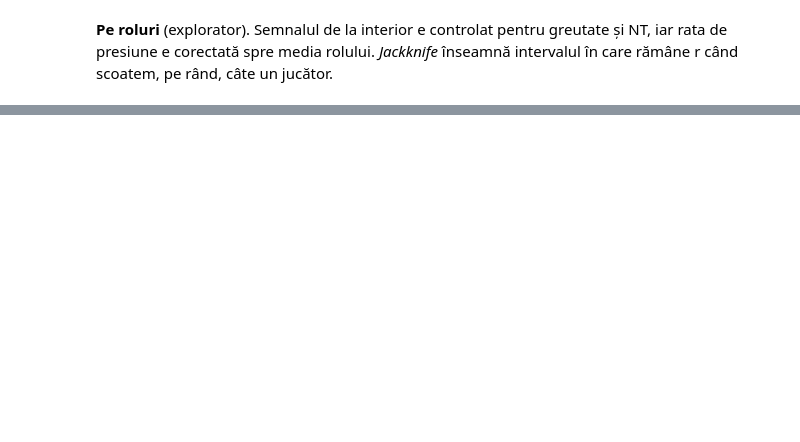
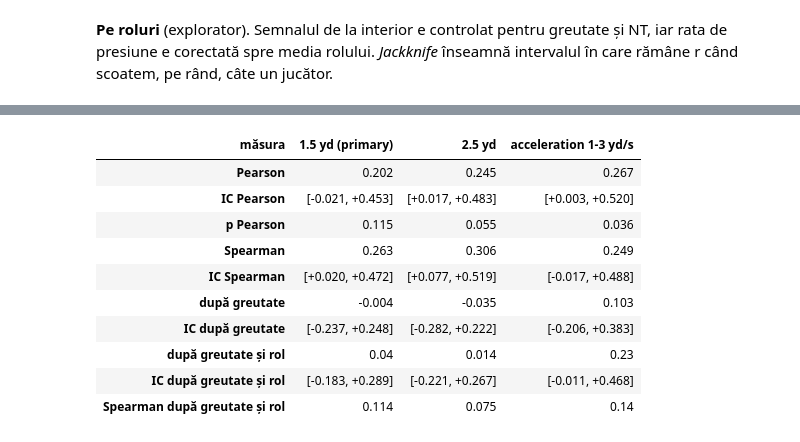
Before and after one commit to Nasalciuc/NFL-Hacktone-2026, a Jupyter notebook: dl_first_step/review_notebook.ipynb, the cells around one changed output, grey strips where cells are left out. Cells and saved outputs as stored; diff of their text form; code cells hidden in the pictures; blank space fills up the shorter version.

```diff
--- a/dl_first_step/review_notebook.ipynb
+++ b/dl_first_step/review_notebook.ipynb
@@ -494,0 +498,21 @@ pragul Bonferroni pentru circa 20 de verificări: 0.0025
+# %%
+rows = []
+for meas, v in rev3["h1_by_measure"].items():
+    rows.append({"măsura": meas, "Pearson": v["pearson"]["r"], "IC Pearson": ci(v["pearson"]["ci"]), "p Pearson": v["pearson"]["p"],
+                 "Spearman": v["spearman"]["r"], "IC Spearman": ci(v["spearman"]["ci"]),
+                 "după greutate": v["partial_weight_only"]["r"], "IC după greutate": ci(v["partial_weight_only"]["ci"]),
+                 "după greutate și rol": v["partial_weight_role"]["r"], "IC după greutate și rol": ci(v["partial_weight_role"]["ci"]),
+                 "Spearman după greutate și rol": v["partial_spearman_weight_role"]["r"]})
+pd.DataFrame(rows).set_index("măsura").T
+# %% [output]
+| măsura | 1.5 yd (primary) | 2.5 yd | acceleration 1-3 yd/s |
+| Pearson | 0.202 | 0.245 | 0.267 |
+| IC Pearson | [-0.021, +0.453] | [+0.017, +0.483] | [+0.003, +0.520] |
+| p Pearson | 0.115 | 0.055 | 0.036 |
+| Spearman | 0.263 | 0.306 | 0.249 |
+| IC Spearman | [+0.020, +0.472] | [+0.077, +0.519] | [-0.017, +0.488] |
+| după greutate | -0.004 | -0.035 | 0.103 |
+| IC după greutate | [-0.237, +0.248] | [-0.282, +0.222] | [-0.206, +0.383] |
+| după greutate și rol | 0.04 | 0.014 | 0.23 |
+| IC după greutate și rol | [-0.183, +0.289] | [-0.221, +0.267] | [-0.011, +0.468] |
+| Spearman după greutate și rol | 0.114 | 0.075 | 0.14 |
```
Also changed, not shown: parts of 14 cells of this notebook, 23 other files.
